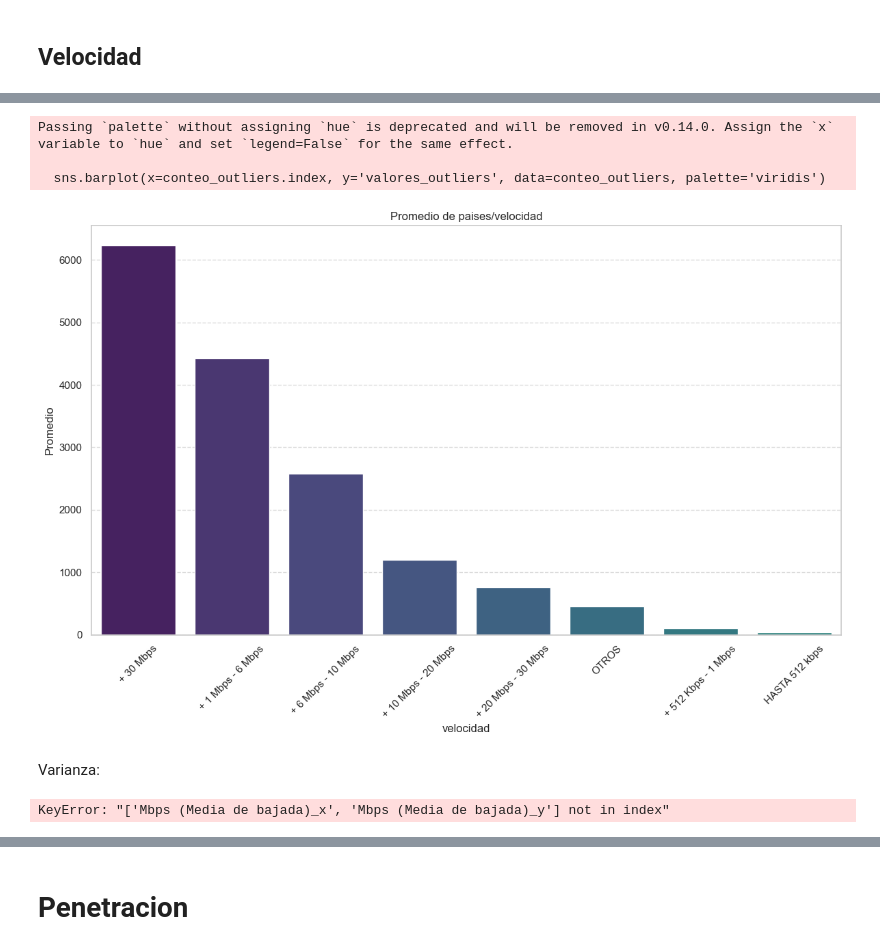
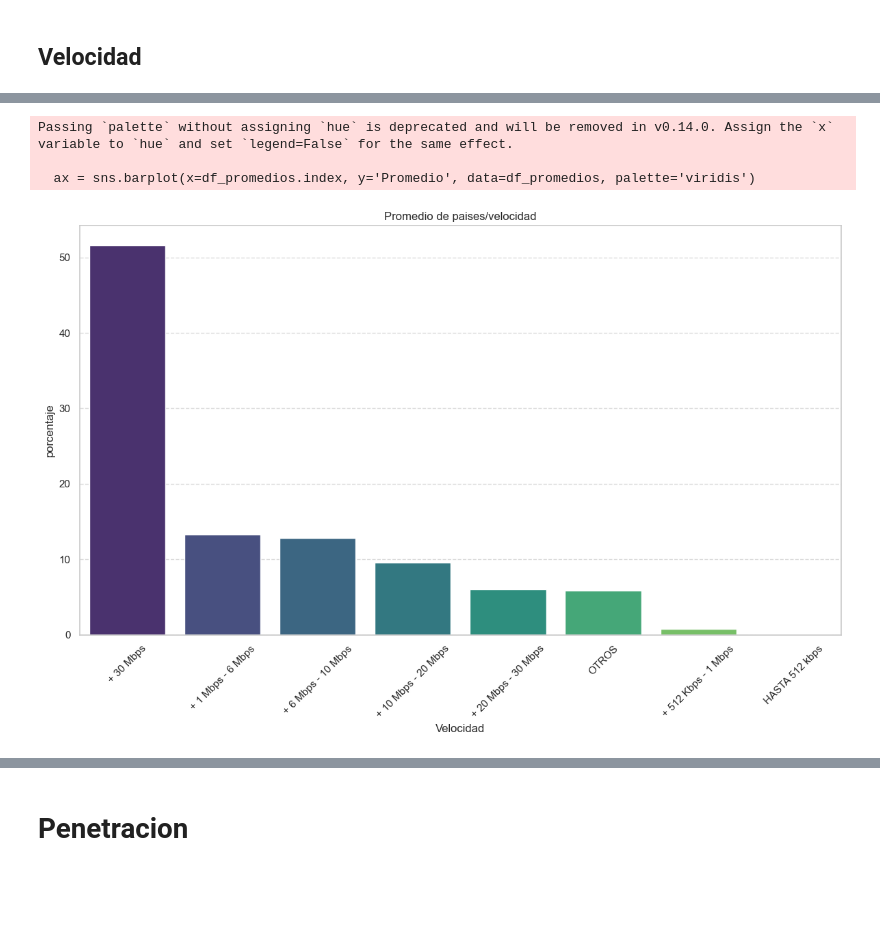
Before and after one commit to federicopiparo/Proyecto-Individual-N-2---Piparo-Federico, a Jupyter notebook: proyecto individual EDA -Federico piapro/EDA.ipynb, the cells around one changed output, grey strips where cells are left out. Saved outputs shown, nothing was run; the diff lists cells and outputs as text; code cells hidden in the pictures; blank space fills up the shorter version.

```diff
--- a/proyecto individual EDA -Federico piapro/EDA.ipynb
+++ b/proyecto individual EDA -Federico piapro/EDA.ipynb
@@ -217,57 +224,25 @@ Para
 # %%
-# Calcula el promedio de cada columna
-promedios = df_filtrado[columnas_numericas].mean()
-
-# Crea un DataFrame para los promedios
-df_promedios = pd.DataFrame(promedios, columns=['Promedio'])
-
 # Ordena el DataFrame para una visualización más clara
 df_promedios = df_promedios.sort_values(by='Promedio', ascending=False)
 
+plt.figure(figsize=(12, 8))
 
-plt.figure(figsize=(12, 8))
-df_promedios['Promedio'].plot(kind='bar')
-sns.barplot(x=conteo_outliers.index, y='valores_outliers', data=conteo_outliers, palette='viridis')
+# Ajuste del gráfico
+ax = sns.barplot(x=df_promedios.index, y='Promedio', data=df_promedios, palette='viridis')
+
+
 plt.title('Promedio de paises/velocidad')
-plt.xlabel('velocidad')
-plt.ylabel('Promedio')
+plt.xlabel('Velocidad')
+plt.ylabel('porcentaje')
 plt.xticks(rotation=45)
 plt.grid(axis='y', linestyle='--', alpha=0.7)
 plt.tight_layout()
 plt.show()
 # %% [output]
 Passing `palette` without assigning `hue` is deprecated and will be removed in v0.14.0. Assign the `x` variable to `hue` and set `legend=False` for the same effect.
 
-  sns.barplot(x=conteo_outliers.index, y='valores_outliers', data=conteo_outliers, palette='viridis')
+  ax = sns.barplot(x=df_promedios.index, y='Promedio', data=df_promedios, palette='viridis')
-[figure, old version]
+[figure, new version]
-# %% [markdown]
-Varianza:
-# %%
-# Selecciona las columnas que contienen los datos a promediar
-columnas_series = [
-    'Mbps (Media de bajada)_x',
-    'Mbps (Media de bajada)_y',
-    'HASTA 512 kbps',
-    '+ 512 Kbps - 1 Mbps',
-    '+ 1 Mbps - 6 Mbps',
-    '+ 6 Mbps - 10 Mbps',
-    '+ 10 Mbps - 20 Mbps',
-    '+ 20 Mbps - 30 Mbps',
-    '+ 30 Mbps',
-    'OTROS'
-]
-
-# Calcula el promedio del total para cada una de las series
-promedios = DF_Accesos_por_velocidad[columnas_series].mean()
-
-# Crea un nuevo DataFrame con los promedios
-df_promedios = pd.DataFrame(promedios).reset_index()
-df_promedios.columns = ['Serie', 'Promedio']
-
-# Guarda el nuevo DataFrame en un archivo CSV, si lo deseas
-# df_promedios.to_csv('promedios_series.csv', index=False)
-# %% [output]
-KeyError: "['Mbps (Media de bajada)_x', 'Mbps (Media de bajada)_y'] not in index"
 # %%
 df_promedios
 # %% [output]
```
Also changed, not shown: parts of 20 cells of this notebook.
